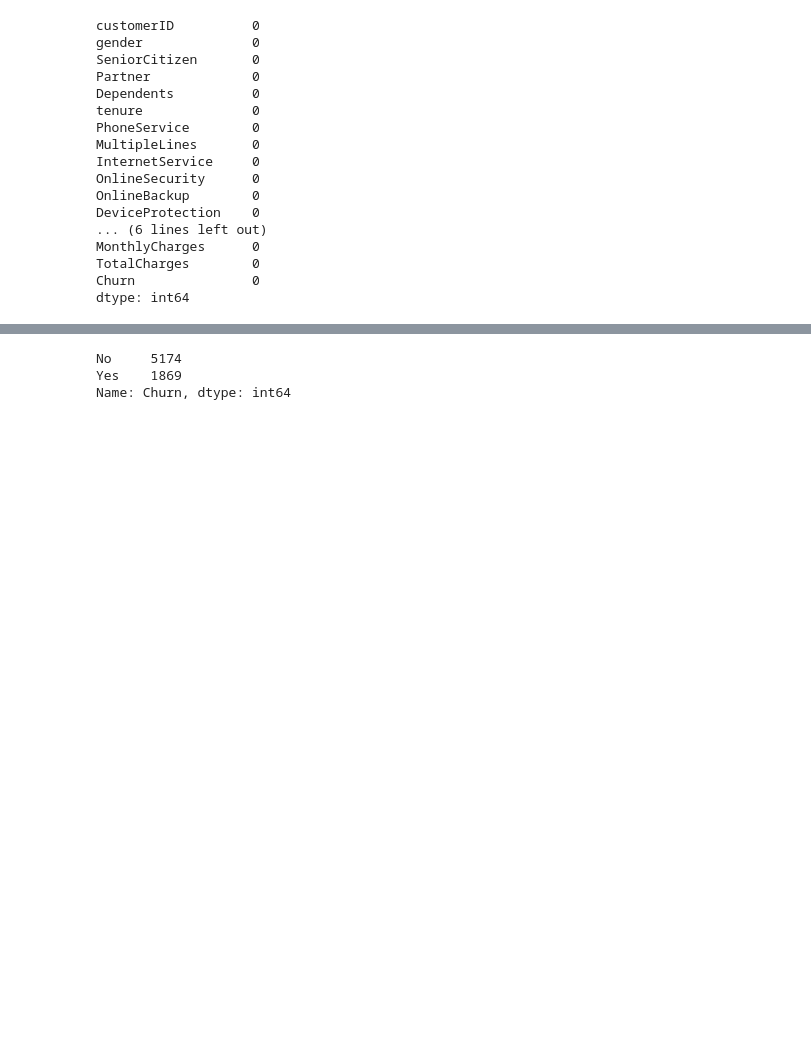
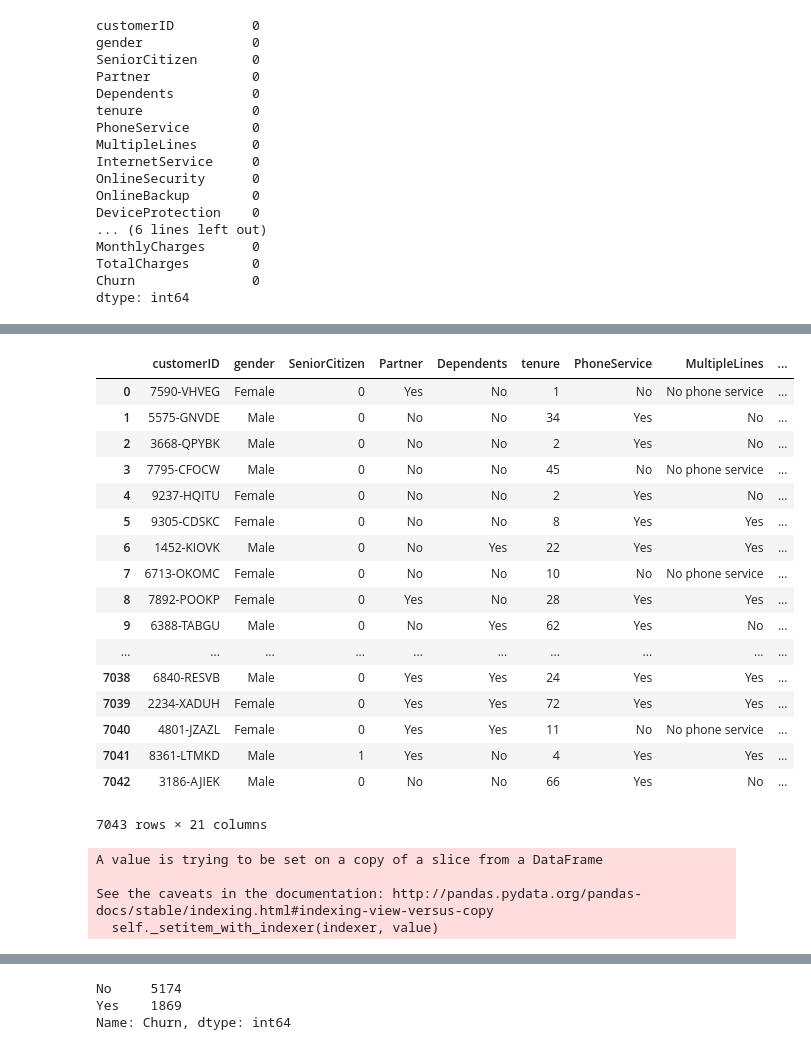
Before and after one commit to keigito/Telco_EDA, a Jupyter notebook: Telco_Customer_Churn.ipynb, the cells around one changed output, grey strips where cells are left out. Saved outputs shown, nothing was run; the diff lists cells and outputs as text; code cells hidden in the pictures; blank space fills up the shorter version.

Commit message:
Imputed empty data

```diff
--- a/Telco_Customer_Churn.ipynb
+++ b/Telco_Customer_Churn.ipynb
@@ -57,0 +94,28 @@ No NaN values. It looks like this is a clean data set.
+# %%
+df
+# %% [output]
+|  | customerID | gender | SeniorCitizen | Partner | Dependents | tenure | PhoneService | MultipleLines | ... |
+| 0 | 7590-VHVEG | Female | 0 | Yes | No | 1 | No | No phone service | ... |
+| 1 | 5575-GNVDE | Male | 0 | No | No | 34 | Yes | No | ... |
+| 2 | 3668-QPYBK | Male | 0 | No | No | 2 | Yes | No | ... |
+| 3 | 7795-CFOCW | Male | 0 | No | No | 45 | No | No phone service | ... |
+| 4 | 9237-HQITU | Female | 0 | No | No | 2 | Yes | No | ... |
+| 5 | 9305-CDSKC | Female | 0 | No | No | 8 | Yes | Yes | ... |
+| 6 | 1452-KIOVK | Male | 0 | No | Yes | 22 | Yes | Yes | ... |
+| 7 | 6713-OKOMC | Female | 0 | No | No | 10 | No | No phone service | ... |
+| 8 | 7892-POOKP | Female | 0 | Yes | No | 28 | Yes | Yes | ... |
+| 9 | 6388-TABGU | Male | 0 | No | Yes | 62 | Yes | No | ... |
+| ... | ... | ... | ... | ... | ... | ... | ... | ... | ... |
+| 7038 | 6840-RESVB | Male | 0 | Yes | Yes | 24 | Yes | Yes | ... |
+| 7039 | 2234-XADUH | Female | 0 | Yes | Yes | 72 | Yes | Yes | ... |
+| 7040 | 4801-JZAZL | Female | 0 | Yes | Yes | 11 | No | No phone service | ... |
+| 7041 | 8361-LTMKD | Male | 1 | Yes | No | 4 | Yes | Yes | ... |
+| 7042 | 3186-AJIEK | Male | 0 | No | No | 66 | Yes | No | ... |
+7043 rows × 21 columns
+# %%
+df["TotalCharges"].loc[df["TotalCharges"] == " "] = 0.0 # Assign 0.0 where "TotalCharges" is a space character (" ")
+# %% [output]
+A value is trying to be set on a copy of a slice from a DataFrame
+
+See the caveats in the documentation: http://pandas.pydata.org/pandas-docs/stable/indexing.html#indexing-view-versus-copy
+  self._setitem_with_indexer(indexer, value)
```
Also changed, not shown: parts of 19 cells of this notebook.
